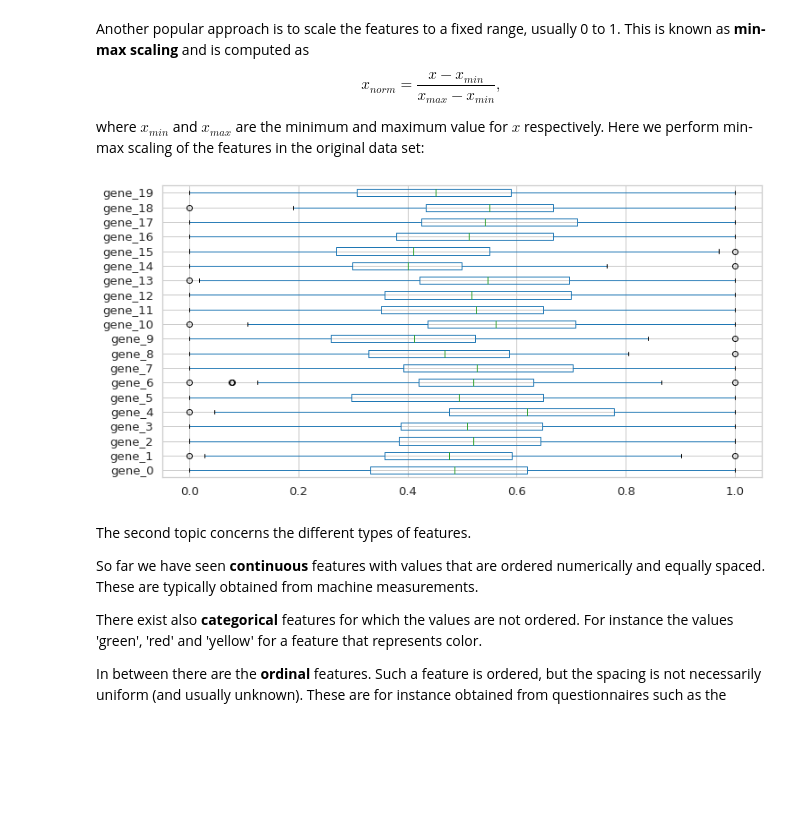
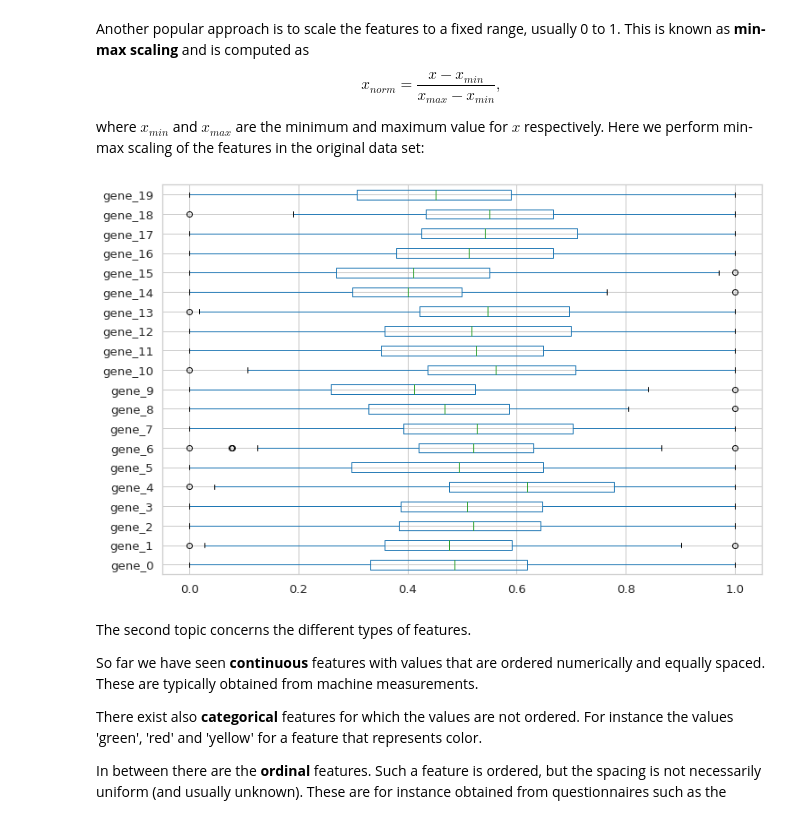
Before and after one commit to mtthsmoore/PRACTUNFINISHED_class_K-means, a Jupyter notebook: notebooks/0_introduction/0_Introduction.ipynb, the cells around one changed output. Drawn from its saved outputs; the diff is of its cells as text; code cells hidden in the pictures; blank space fills up the shorter version.

```diff
--- a/notebooks/0_introduction/0_Introduction.ipynb
+++ b/notebooks/0_introduction/0_Introduction.ipynb
@@ -361,15 +359,15 @@ where $x_{min}$ and $x_{max}$ are the minimum and maximum value for $x$ respecti
 # %%
 from sklearn.preprocessing import MinMaxScaler
 
 dataset_unscaled_cols = dataset_unscaled.columns.values
 scaler = MinMaxScaler()
 scaler.fit(dataset_unscaled)
 dataset_norm = pd.DataFrame(scaler.transform(dataset_unscaled),columns=dataset_unscaled_cols)
-plt.figure(figsize=(12,6))
+plt.figure(figsize=(12,8))
 dataset_norm.boxplot(vert=False)
 plt.show()
 # %% [output]
-[figure, old version]
+[figure, new version]
 # %% [markdown]
 The second topic concerns the different types of features.
 
```
Also changed, not shown: parts of 7 cells of this notebook.
